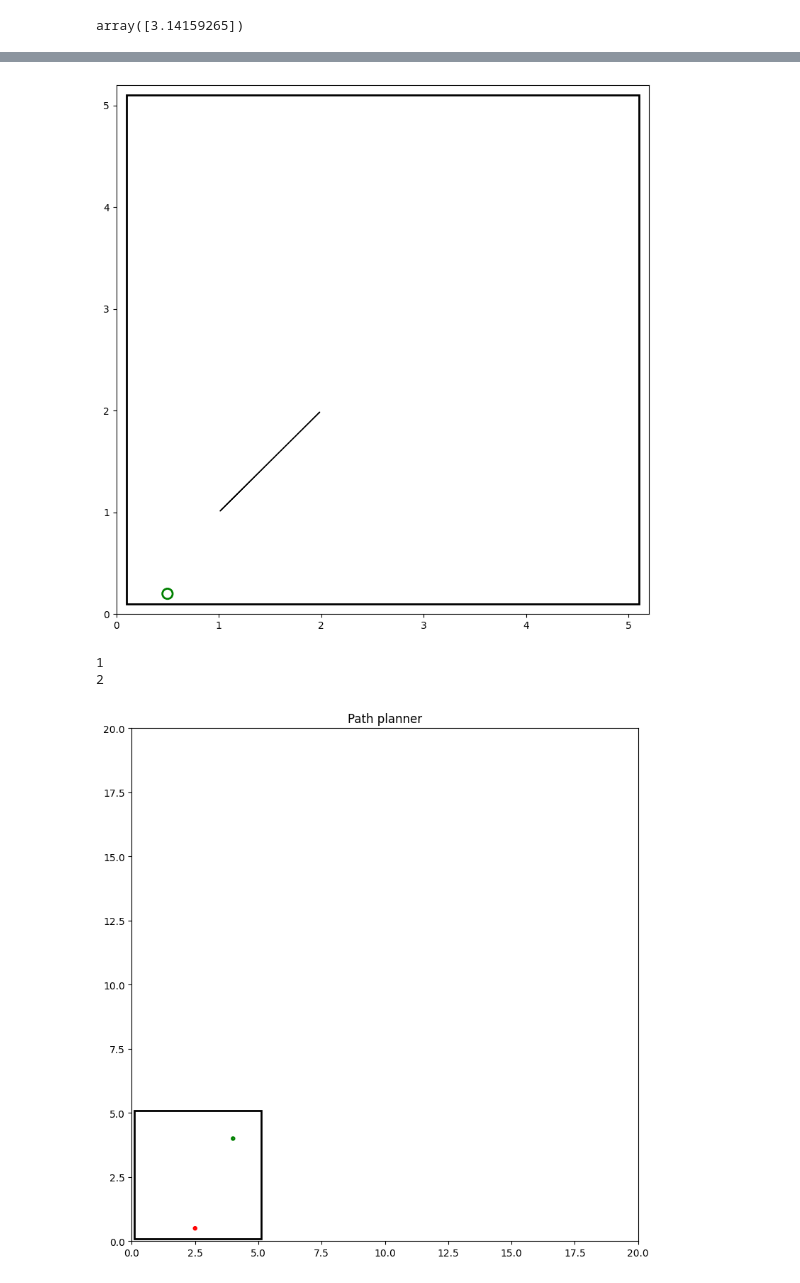
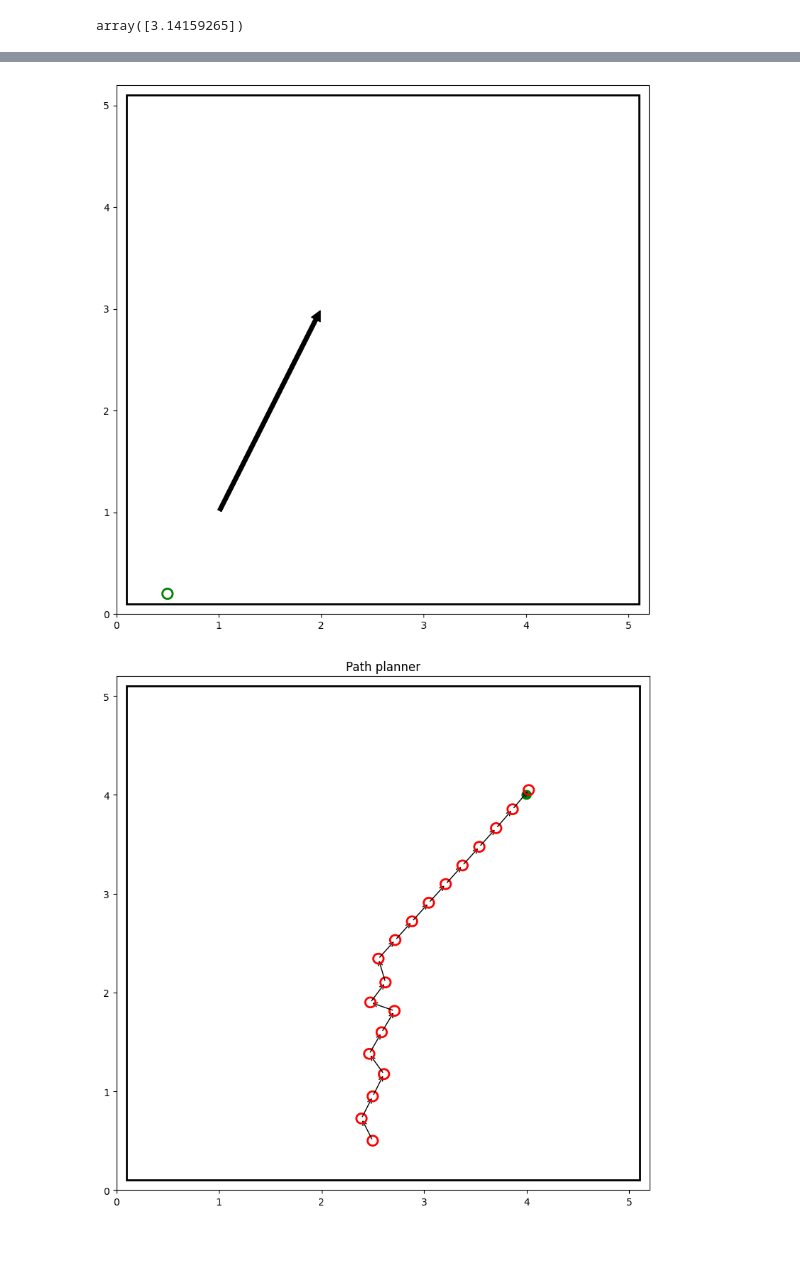
Before and after one commit to AlexandraPosta/sound-localization, a Jupyter notebook: notebooks/Explore.ipynb, the cells around one changed output, grey strips where cells are left out. Saved outputs shown, nothing was run; the diff lists cells and outputs as text; code cells hidden in the pictures; blank space fills up the shorter version.

```diff
--- a/notebooks/Explore.ipynb
+++ b/notebooks/Explore.ipynb
@@ -226,7 +226,7 @@ figure, _ = plt.subplots()
 ax = plt.gca()
 
 circle1 = patches.Circle((0.5, 0.2), radius=0.05, edgecolor='green', facecolor='none', linewidth=2)
-line = patches.FancyArrowPatch((1, 1),(2, 2))
+line = patches.FancyArrowPatch((1, 1), (2, 3), mutation_scale=20, color='black')
 
 ax.add_patch(line)
 ax.add_patch(circle1)
@@ -237,7 +237,7 @@ ax.set_xlim([0, 5.2])
 ax.set_ylim([0, 5.2])
 plt.show()
 # %% [output]
-[figure, old version]
+[figure, new version]
 # %%
 sound_files = "C:\\Users\\Alex\\source\\repos\\Data\\Sound\\arctic_a0015.wav"
 
@@ -249,50 +249,54 @@ plt.title("Path planner")
 ax.set_xlim([0, 5.2])
 ax.set_ylim([0, 5.2])
 
-sound = patches.Circle((4, 4), radius=0.05, edgecolor='green', facecolor='none', linewidth=2)
-ax.add_patch(patches.Rectangle((.1, .1), 5, 5, edgecolor='black', facecolor='none', linewidth=2))
-ax.add_patch(sound)
-
 centre_mic = [2.5, 0.5]
 not_found = True
 i = 0
 microphones = np.c_[[2.5-0.1, 0.5, 0], [2.5+0.1, 0.5, 0]]
 
+source_loc = [float(4), float(4)]
+
+sound = patches.Circle((float(source_loc[0]), float(source_loc[1])), radius=0.05, facecolor='green', linewidth=5)
+ax.add_patch(patches.Rectangle((.1, .1), 5, 5, edgecolor='black', facecolor='none', linewidth=2))
+ax.add_patch(sound)
+
 while not_found:
     i+=1
-    print(i)
 
     # Generate room
     fs, signal = wavfile.read(sound_files)
     room = pra.ShoeBox(room_dim, fs=fs, max_order=0)
-    room.add_source([float(4), float(4)], signal=signal)
+    room.add_source(source_loc, signal=signal)
 
     microphones = np.c_[[centre_mic[0]-0.1, centre_mic[1]], [centre_mic[0]+0.1, centre_mic[1]]]
     room.add_microphone_array(microphones)
     ax.add_patch(patches.Circle((centre_mic[0], centre_mic[1]), radius=0.05, edgecolor='red', facecolor='none', linewidth=2))
 
     room.simulate()
 
     X = pra.transform.stft.analysis(room.mic_array.signals.T, nfft, nfft // 2)
     X = X.transpose([2, 1, 0])
 
     # Construct the new DOA object and perform localization on the frames in X
     doa = pra.doa.MUSIC(microphones, fs, nfft, c=c, num_src=1)
     doa.locate_sources(X)
     pred = doa.azimuth_recon
 
     if pred > np.pi:
-        pred = (2 * np.pi - pred) * 180 / np.pi
+        pred = (2 * np.pi - pred)
     else:
-        pred =  pred * 180 / np.pi
+        pred =  pred
 
-    if centre_mic == [4, 4] or i == 50 or centre_mic[1] > 5:
+    if (source_loc[0]-0.1 < centre_mic[0] < source_loc[0]+0.1 and source_loc[1]-0.1<centre_mic[1]<source_loc[1]+0.1):
         not_found = False
     else:
-        centre_mic = [centre_mic[0] + 0.5*math.cos(pred)*180/np.pi, centre_mic[1] + 0.5*math.sin(pred)*180/np.pi]
+        x_align = centre_mic[0] + 0.25*np.cos(pred)
+        y_align = centre_mic[1] + 0.25*np.sin(pred)
+        ax.add_patch(patches.FancyArrowPatch((float(centre_mic[0]), float(centre_mic[1])),
+                                             (float(x_align), float(y_align)),
+                                             mutation_scale=10, arrowstyle='->'))
+        centre_mic = [x_align, y_align]
 
     plt.show
 # %% [output]
-1
-2
-[figure, old version]
+[figure, new version]
```
Also changed, not shown: parts of 6 cells of this notebook, 5 other files.
